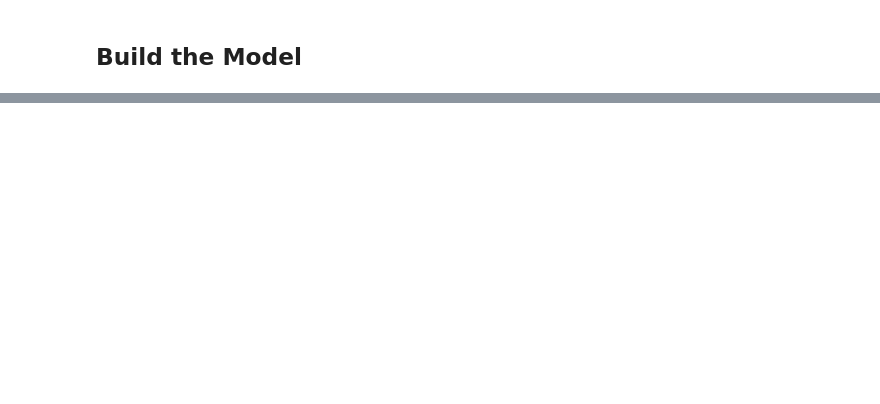
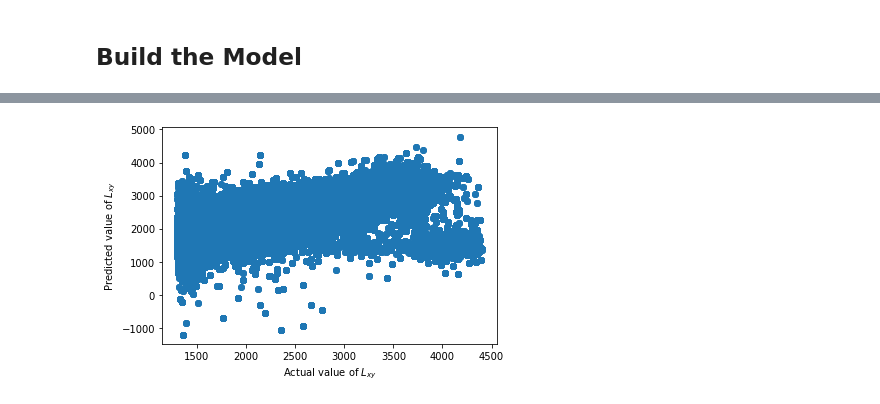
Before and after one commit to gordonwatts/calratio-perjet-training, a Jupyter notebook: notebooks/Decay Position Explorations.ipynb, the cells around one changed output, grey strips where cells are left out. Drawn from its saved outputs; the diff is of its cells as text; code cells hidden in the pictures; blank space fills up the shorter version.

```diff
--- a/notebooks/Decay Position Explorations.ipynb
+++ b/notebooks/Decay Position Explorations.ipynb
@@ -132,5 +158,5 @@ model.add(Dense(1))
 #categorical_crossentropy
 model.compile(optimizer='adam', loss='mean_squared_error')
 
-model.fit(x_train, y_train, batch_size=32, epochs=200, validation_split=0.25, shuffle=True);
+model.fit(x_train, y_train, batch_size=32, epochs=100, validation_split=0.25, shuffle=True);
 # %% [output]
@@ -153,0 +198,4 @@ Epoch 200/200
+# %%
+test_signal = pd.DataFrame(train_signal[training_events:])
+x_test = norm_inputs(test_signal.filter(items=what_to_train_on))
+print (len(x_test))
@@ -153,0 +204,4 @@ Epoch 200/200
+# %%
+y_predict = model.predict(x_test)
+# %%
+test_signal['p_Lxy'] = np.array(unnorm_outputs(y_predict[:,0]))
@@ -153,0 +228,7 @@ Epoch 200/200
+# %%
+plt.scatter(x=test_signal.Lxy, y=test_signal.p_Lxy)
+plt.xlabel('Actual value of $L_{xy}$')
+plt.ylabel('Predicted value of $L_{xy}$')
+plt.show()
+# %% [output]
+[figure, added]
```
Also changed, not shown: parts of 19 cells of this notebook.
